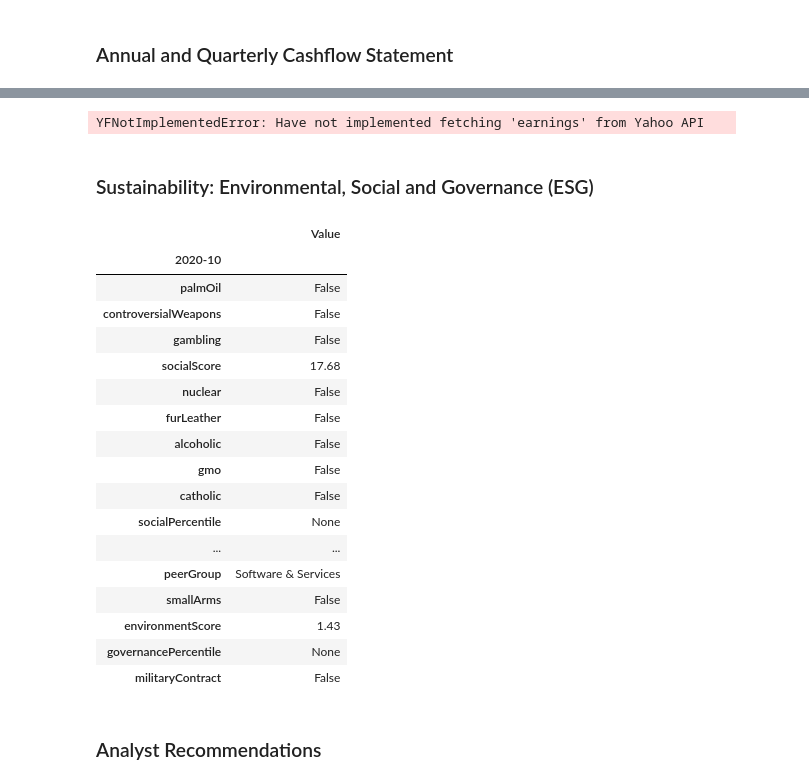
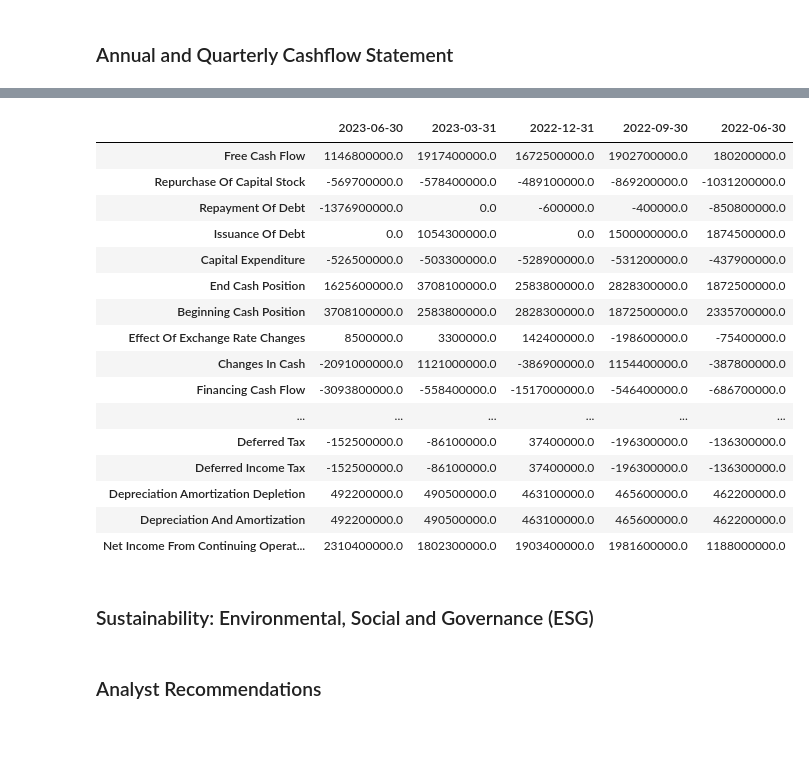
Before and after one commit to maruk0chan/Machine-Learning-for-Algorithmic-Trading-Second-Edition, a Jupyter notebook: 02_market_and_fundamental_data/03_data_providers/02_yfinance_demo.ipynb, the cells around one changed output, grey strips where cells are left out. Saved outputs shown, nothing was run; the diff lists cells and outputs as text; code cells hidden in the pictures; blank space fills up the shorter version.

```diff
--- a/02_market_and_fundamental_data/03_data_providers/02_yfinance_demo.ipynb
+++ b/02_market_and_fundamental_data/03_data_providers/02_yfinance_demo.ipynb
@@ -207,27 +238,22 @@ YFNotImplementedError: Have not implemented fetching 'earnings' from Yahoo API
 # %%
-ticker.quarterly_earnings
+ticker.quarterly_cashflow
 # %% [output]
-YFNotImplementedError: Have not implemented fetching 'earnings' from Yahoo API
+|  | 2023-06-30 | 2023-03-31 | 2022-12-31 | 2022-09-30 | 2022-06-30 |
+| Free Cash Flow | 1146800000.0 | 1917400000.0 | 1672500000.0 | 1902700000.0 | 180200000.0 |
+| Repurchase Of Capital Stock | -569700000.0 | -578400000.0 | -489100000.0 | -869200000.0 | -1031200000.0 |
+| Repayment Of Debt | -1376900000.0 | 0.0 | -600000.0 | -400000.0 | -850800000.0 |
+| Issuance Of Debt | 0.0 | 1054300000.0 | 0.0 | 1500000000.0 | 1874500000.0 |
+| Capital Expenditure | -526500000.0 | -503300000.0 | -528900000.0 | -531200000.0 | -437900000.0 |
+| End Cash Position | 1625600000.0 | 3708100000.0 | 2583800000.0 | 2828300000.0 | 1872500000.0 |
+| Beginning Cash Position | 3708100000.0 | 2583800000.0 | 2828300000.0 | 1872500000.0 | 2335700000.0 |
+| Effect Of Exchange Rate Changes | 8500000.0 | 3300000.0 | 142400000.0 | -198600000.0 | -75400000.0 |
+| Changes In Cash | -2091000000.0 | 1121000000.0 | -386900000.0 | 1154400000.0 | -387800000.0 |
+| Financing Cash Flow | -3093800000.0 | -558400000.0 | -1517000000.0 | -546400000.0 | -686700000.0 |
+| ... | ... | ... | ... | ... | ... |
+| Deferred Tax | -152500000.0 | -86100000.0 | 37400000.0 | -196300000.0 | -136300000.0 |
+| Deferred Income Tax | -152500000.0 | -86100000.0 | 37400000.0 | -196300000.0 | -136300000.0 |
+| Depreciation Amortization Depletion | 492200000.0 | 490500000.0 | 463100000.0 | 465600000.0 | 462200000.0 |
+| Depreciation And Amortization | 492200000.0 | 490500000.0 | 463100000.0 | 465600000.0 | 462200000.0 |
+| Net Income From Continuing Operat... | 2310400000.0 | 1802300000.0 | 1903400000.0 | 1981600000.0 | 1188000000.0 |
 # %% [markdown]
 ### Sustainability: Environmental, Social and Governance (ESG)
-# %%
-ticker.sustainability
-# %% [output]
-|  | Value |
-| 2020-10 |  |
-| palmOil | False |
-| controversialWeapons | False |
-| gambling | False |
-| socialScore | 17.68 |
-| nuclear | False |
-| furLeather | False |
-| alcoholic | False |
-| gmo | False |
-| catholic | False |
-| socialPercentile | None |
-| ... | ... |
-| peerGroup | Software & Services |
-| smallArms | False |
-| environmentScore | 1.43 |
-| governancePercentile | None |
-| militaryContract | False |
```
Also changed, not shown: parts of 8 cells of this notebook.
